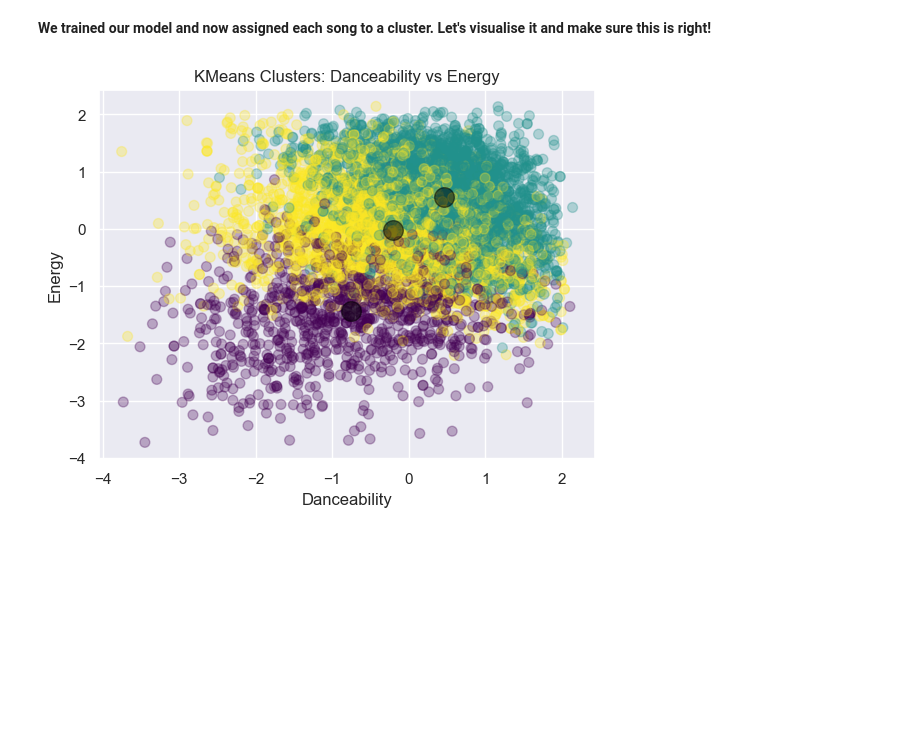
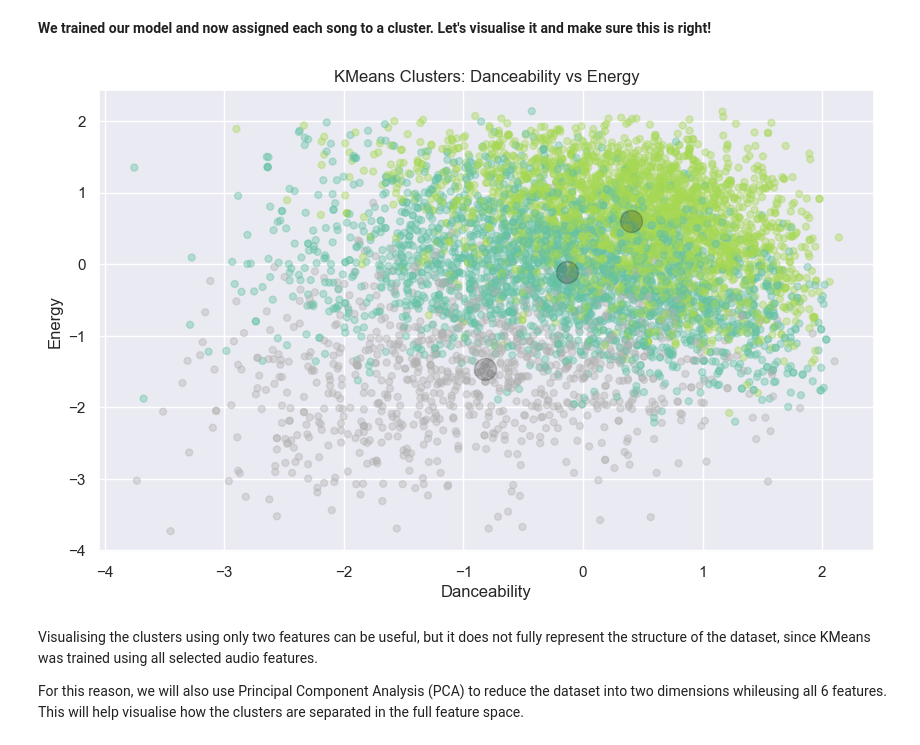
Before and after one commit to stavroulaalex/Python-BusinessIntelligence-Stav, a Jupyter notebook: project/project_stav.ipynb, the cells around one changed output. Drawn from its saved outputs; the diff is of its cells as text; code cells hidden in the pictures; blank space fills up the shorter version.

```diff
--- a/project/project_stav.ipynb
+++ b/project/project_stav.ipynb
@@ -170,0 +243,14 @@ from sklearn.cluster import KMeans
+# %%
+wcss = []
+for i in range(1, 11):
+    kmeans = KMeans(n_clusters=i, random_state=42)
+    kmeans.fit(clustering_dataset)
+    wcss.append(kmeans.inertia_)
+
+plt.figure(figsize=(8, 5))
+plt.plot(range(1, 11), wcss, marker='o')
+plt.title('Elbow Method')
+plt.xlabel('Number of Clusters')
+plt.ylabel('WCSS')
+
+plt.show()
@@ -175,14 +269,15 @@ y_kmeans=kmeans.predict(clustering_dataset)
 # %% [markdown]
 **We trained our model and now assigned each song to a cluster. Let's visualise it and make sure this is right!**
 # %%
-plt.scatter(clustering_dataset['danceability'], clustering_dataset['energy'], c=y_kmeans, s=50, cmap='viridis', alpha = 0.3)
+plt.figure(figsize=(10, 6))
+plt.scatter(clustering_dataset['danceability'], clustering_dataset['energy'], c=y_kmeans, s=25, cmap='Set2', alpha = 0.4)
 
 centers = kmeans.cluster_centers_
-plt.scatter(centers[:, 0], centers[:, 1], c='black', s=200, alpha=0.5)
+plt.scatter(centers[:, 0], centers[:, 1], c='black', s=250, alpha=0.2)
 
 plt.xlabel('Danceability')
 plt.ylabel('Energy')
 plt.title('KMeans Clusters: Danceability vs Energy')
 plt.show()
 # %% [output]
-[figure, old version]
+[figure, new version]
@@ -191,2 +284,6 @@ spotify_df['cluster'] = y_kmeans
+# %% [markdown]
+Visualising the clusters using only two features can be useful, but it does not fully represent the structure of the dataset, since KMeans was trained using all selected audio features.
+
+For this reason, we will also use Principal Component Analysis (PCA) to reduce the dataset into two dimensions whileusing all 6 features. This will help visualise how the clusters are separated in the full feature space.
 # %%
 from sklearn.decomposition import PCA
```
Also changed, not shown: parts of 41 cells of this notebook, 4 other files.
